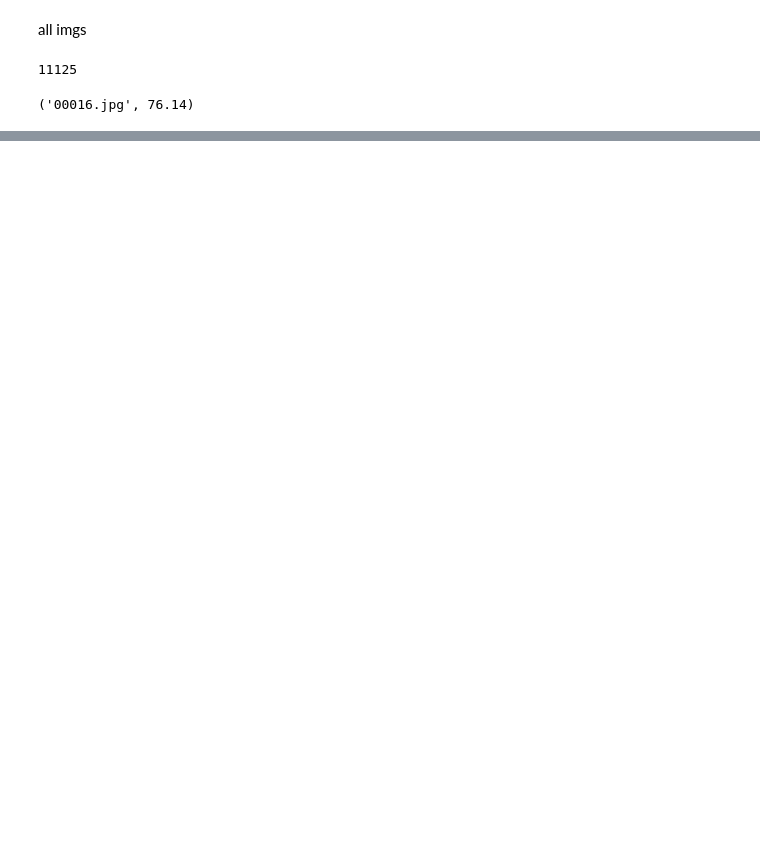
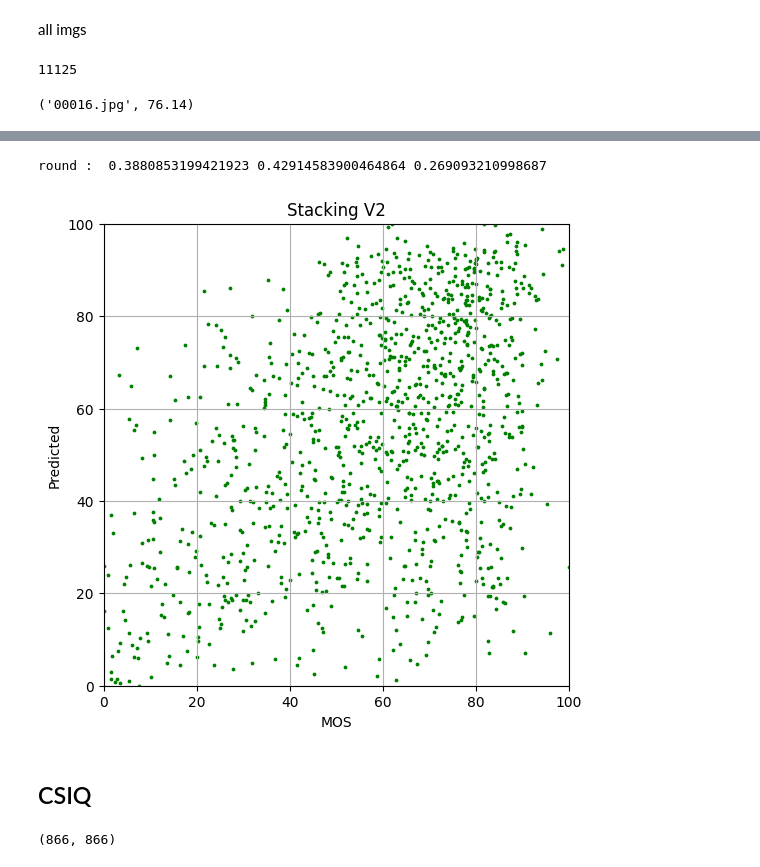
Before and after one commit to farhadhsn8/CVR-IQA, a Jupyter notebook: S16_test_spaq/S16.ipynb, the cells around one changed output, grey strips where cells are left out. Cells and saved outputs as stored; diff of their text form; code cells hidden in the pictures; blank space fills up the shorter version.

```diff
--- a/S16_test_spaq/S16.ipynb
+++ b/S16_test_spaq/S16.ipynb
@@ -145,0 +541,45 @@ round 3:  0.48025162682814626 0.4893495733133367 0.3544304092945183
+# %%
+from tqdm import tqdm
+print("num of imgs:", len(names))
+print("stackingV2...")
+
+V2_preds = []
+for im in tqdm(names):
+    try:
+        rr = obj_stackV2.cvr_on_single_image("dataset\LIVEC/images/"+im[0] , get_random_HR_images())
+        V2_preds.append(rr)
+    except:
+        print(">>>>> ",im)
+        V2_preds.append(50)
+
+V2_preds_normalized = normalize_array(np.array(V2_preds))
+moses_normalized = normalize_array(np.array(moses))
+
+print("round : ",stats.spearmanr( V2_preds_normalized , moses_normalized)[0] , pearsonr(V2_preds_normalized, moses_normalized)[0] , kendalltau(V2_preds_normalized, moses_normalized)[0])
+
+
+
+
+
+plot_scatter(moses_normalized, V2_preds_normalized)
+# %%
+print("round : ",stats.spearmanr( V2_preds_normalized , moses_normalized)[0] , pearsonr(V2_preds_normalized, moses_normalized)[0] , kendalltau(V2_preds_normalized, moses_normalized)[0])
+
+plot_scatter(moses_normalized, V2_preds_normalized, "Stacking V2")
+# %% [output]
+round :  0.3880853199421923 0.42914583900464864 0.269093210998687
+[figure, added]
+# %% [markdown]
+## CSIQ
+# %%
+def read_txt_to_list(filepath):
+    with open(filepath, 'r') as file:
+        data = file.readlines()
+    return [line.strip().split(" ")[3] for line in data[:]] , [float(line.strip().split(" ")[-1]) for line in data[:]]
+
+# Example usage:
+CS_names , CS_scores = read_txt_to_list('dataset\CSIQ/scores.txt')
+
+len(CS_names),len(CS_scores)
+# %% [output]
+(866, 866)
```
Also changed, not shown: parts of 44 cells of this notebook, 7 other files.
